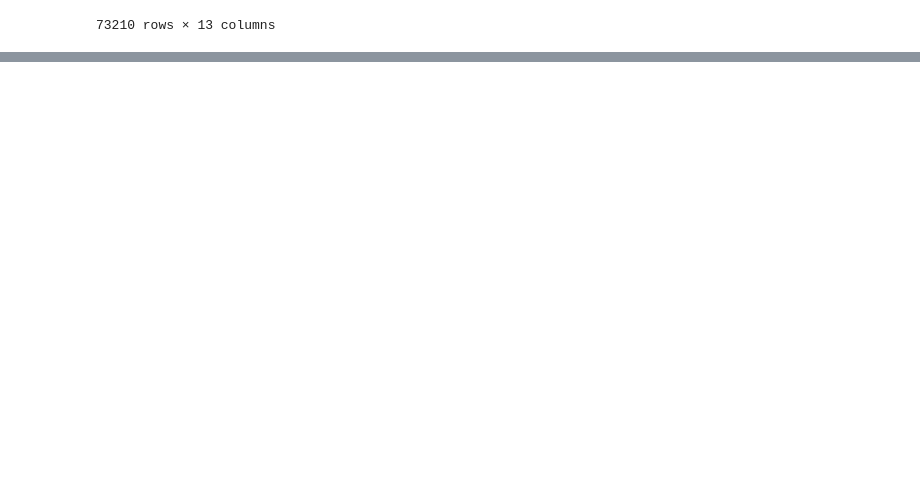
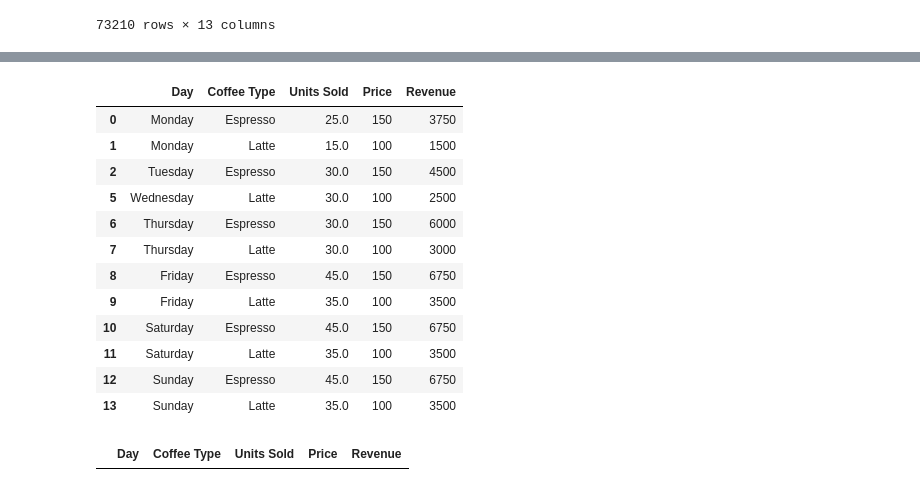
Before and after one commit to Ar3missss/pandas-project, a Jupyter notebook: filtering.ipynb, the cells around one changed output, grey strips where cells are left out. Cells and saved outputs as stored; diff of their text form; code cells hidden in the pictures; blank space fills up the shorter version.

```diff
--- a/filtering.ipynb
+++ b/filtering.ipynb
@@ -460,0 +584,24 @@ bios_new.loc[(bios_new['NOC_x'])!=(bios_new['region'])]
+# %%
+coffee_new.loc[[3,4],'Units Sold']=np.nan
+# %%
+coffee_new=coffee_new.dropna()
+# %%
+coffee_new
+# %% [output]
+|  | Day | Coffee Type | Units Sold | Price | Revenue |
+| 0 | Monday | Espresso | 25.0 | 150 | 3750 |
+| 1 | Monday | Latte | 15.0 | 100 | 1500 |
+| 2 | Tuesday | Espresso | 30.0 | 150 | 4500 |
+| 5 | Wednesday | Latte | 30.0 | 100 | 2500 |
+| 6 | Thursday | Espresso | 30.0 | 150 | 6000 |
+| 7 | Thursday | Latte | 30.0 | 100 | 3000 |
+| 8 | Friday | Espresso | 45.0 | 150 | 6750 |
+| 9 | Friday | Latte | 35.0 | 100 | 3500 |
+| 10 | Saturday | Espresso | 45.0 | 150 | 6750 |
+| 11 | Saturday | Latte | 35.0 | 100 | 3500 |
+| 12 | Sunday | Espresso | 45.0 | 150 | 6750 |
+| 13 | Sunday | Latte | 35.0 | 100 | 3500 |
+# %%
+coffee_new[coffee_new['Units Sold'].isna()]
+# %% [output]
+|  | Day | Coffee Type | Units Sold | Price | Revenue |
```
Also changed, not shown: parts of 17 cells of this notebook.
